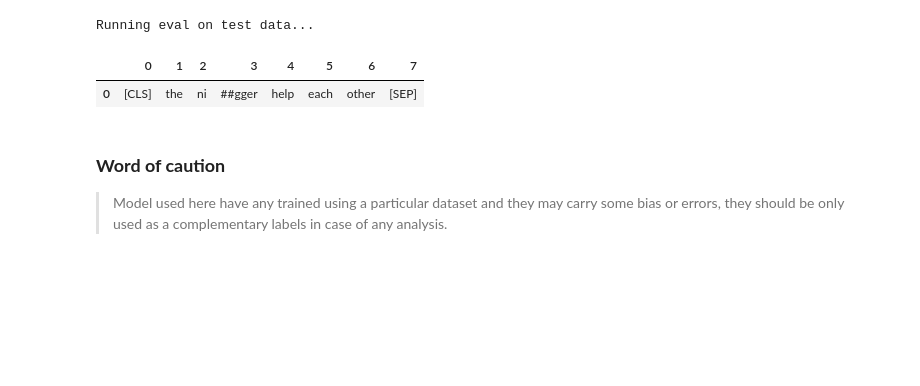
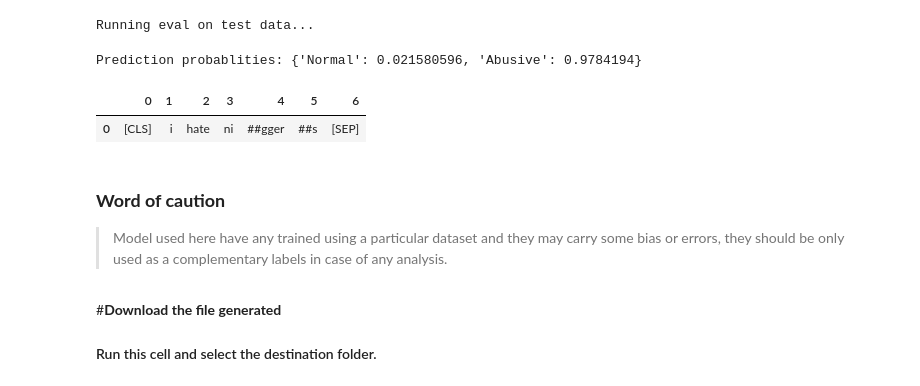
Before and after one commit to hate-alert/Tutorial-Resources, a Jupyter notebook: Demos/Rationale_predictor_demo.ipynb, the cells around one changed output. Cells and saved outputs as stored; diff of their text form; code cells hidden in the pictures; blank space fills up the shorter version.

```diff
--- a/Demos/Rationale_predictor_demo.ipynb
+++ b/Demos/Rationale_predictor_demo.ipynb
@@ -68,7 +69,7 @@ model = modelPredRationale(model_path='Hate-speech-CNERG/bert-base-uncased-hatex
 # %%
 #@title **How do you want to enter text ?**
 # @markdown You can either directly enter the text (text input) or uppload from a csv (file)
-input_type = "file" #@param ["file", "text input"]
+input_type = "text input" #@param ["file", "text input"]
 # %%
 import io
 import pandas as pd
@@ -125,13 +123,25 @@ def show_attention_rationale(tokenized_text,attention_vector):
     return char_df
 # %%
 ### Show a random text with rationales, No rationales will mean the text is not predicted as abusive by the model.
-pred=getRandomTextFromPred(predictions)
-show_attention_rationale(pred[1]['Tokens'],pred[1]['Rationale'])
+if input_type != "text input":
+    pred=getRandomTextFromPred(predictions)
+    print(pred)
+    char_df=show_attention_rationale(pred[1]['Tokens'],pred[1]['Rationale'])
+else:
+    pred= {'Normal':labels[0][0], 'Abusive':labels[0][1]}
+    char_df=show_attention_rationale(sents[0], attention[0])
-# %% [output]
-|  | 0 | 1 | 2 | 3 | 4 | 5 | 6 | 7 |
-| 0 | [CLS] | the | ni | ##gger | help | each | other | [SEP] |
+# %%
+print("Prediction probablities:", pred)
+char_df
+# %% [output]
+Prediction probablities: {'Normal': 0.021580596, 'Abusive': 0.9784194}
+|  | 0 | 1 | 2 | 3 | 4 | 5 | 6 |
+| 0 | [CLS] | i | hate | ni | ##gger | ##s | [SEP] |
 # %% [markdown]
 ### **Word of caution**
 
 > Model used here have any trained using a particular dataset and they may carry some bias or errors, they should be only used as a complementary labels in case of any analysis.
+# %% [markdown]
+#**Download the file generated**
+#### Run this cell and select the destination folder.
 # %%
```
Also changed, not shown: parts of 6 cells of this notebook, 1 other file.
